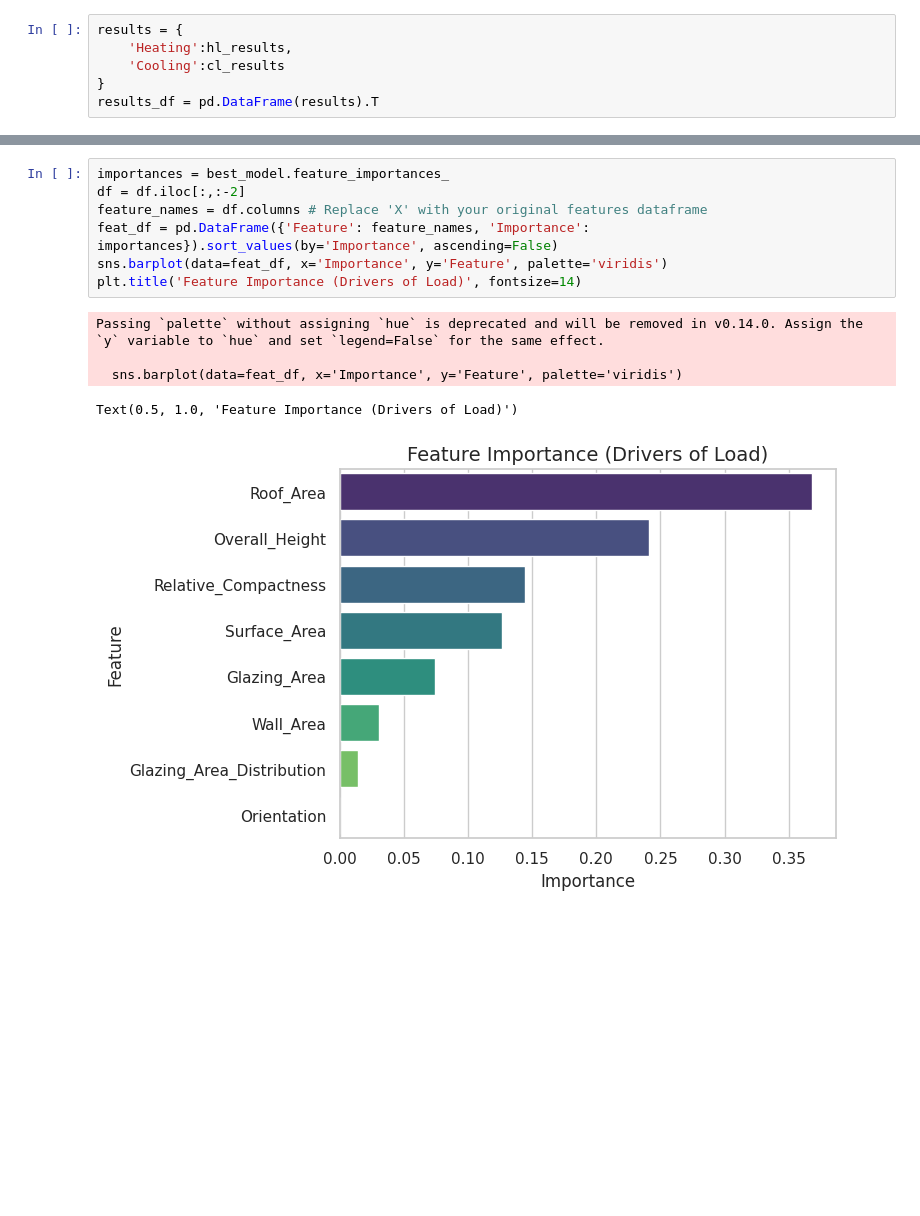
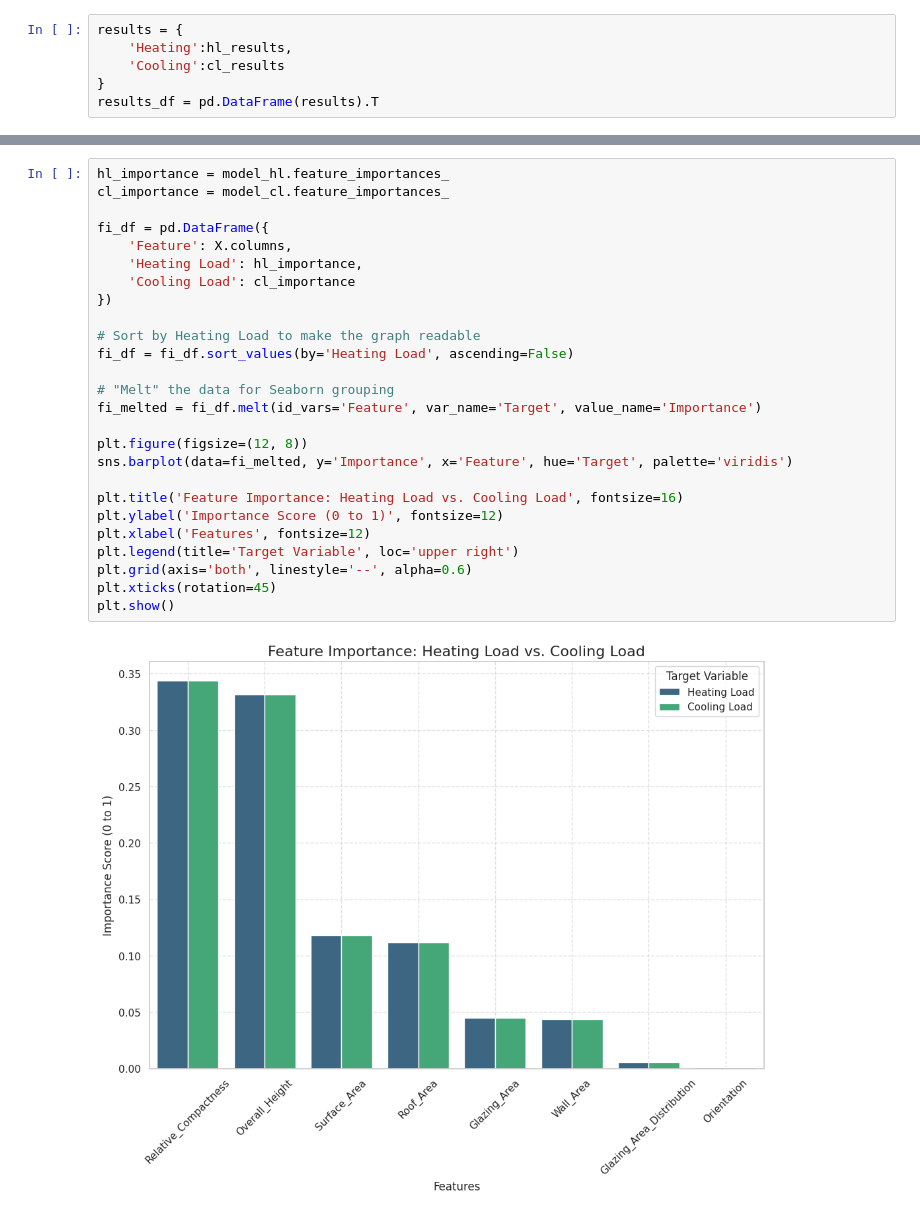
Before and after one commit to Saman0102/RegressionModel, a Jupyter notebook: regressionModel.ipynb, the cells around one changed output, grey strips where cells are left out. Drawn from its saved outputs; the diff is of its cells as text; blank space fills up the shorter version.

```diff
--- a/regressionModel.ipynb
+++ b/regressionModel.ipynb
@@ -212,13 +249,28 @@ Text(0, 0.5, 'Residual (Actual - Predicted)')
-# %%
-importances = best_model.feature_importances_
-df = df.iloc[:,:-2]
-feature_names = df.columns # Replace 'X' with your original features dataframe
-feat_df = pd.DataFrame({'Feature': feature_names, 'Importance': importances}).sort_values(by='Importance', ascending=False)
-sns.barplot(data=feat_df, x='Importance', y='Feature', palette='viridis')
-plt.title('Feature Importance (Drivers of Load)', fontsize=14)
-# %% [output]
-Passing `palette` without assigning `hue` is deprecated and will be removed in v0.14.0. Assign the `y` variable to `hue` and set `legend=False` for the same effect.
-
-  sns.barplot(data=feat_df, x='Importance', y='Feature', palette='viridis')
-Text(0.5, 1.0, 'Feature Importance (Drivers of Load)')
-[figure, removed]
+# %%
+hl_importance = model_hl.feature_importances_
+cl_importance = model_cl.feature_importances_
+
+fi_df = pd.DataFrame({
+    'Feature': X.columns,
+    'Heating Load': hl_importance,
+    'Cooling Load': cl_importance
+})
+
+# Sort by Heating Load to make the graph readable
+fi_df = fi_df.sort_values(by='Heating Load', ascending=False)
+
+# "Melt" the data for Seaborn grouping
+fi_melted = fi_df.melt(id_vars='Feature', var_name='Target', value_name='Importance')
+
+plt.figure(figsize=(12, 8))
+sns.barplot(data=fi_melted, y='Importance', x='Feature', hue='Target', palette='viridis')
+
+plt.title('Feature Importance: Heating Load vs. Cooling Load', fontsize=16)
+plt.ylabel('Importance Score (0 to 1)', fontsize=12)
+plt.xlabel('Features', fontsize=12)
+plt.legend(title='Target Variable', loc='upper right')
+plt.grid(axis='both', linestyle='--', alpha=0.6)
+plt.xticks(rotation=45)
+plt.show()
+# %% [output]
+[figure, added]
```
Also changed, not shown: parts of 5 cells of this notebook.
